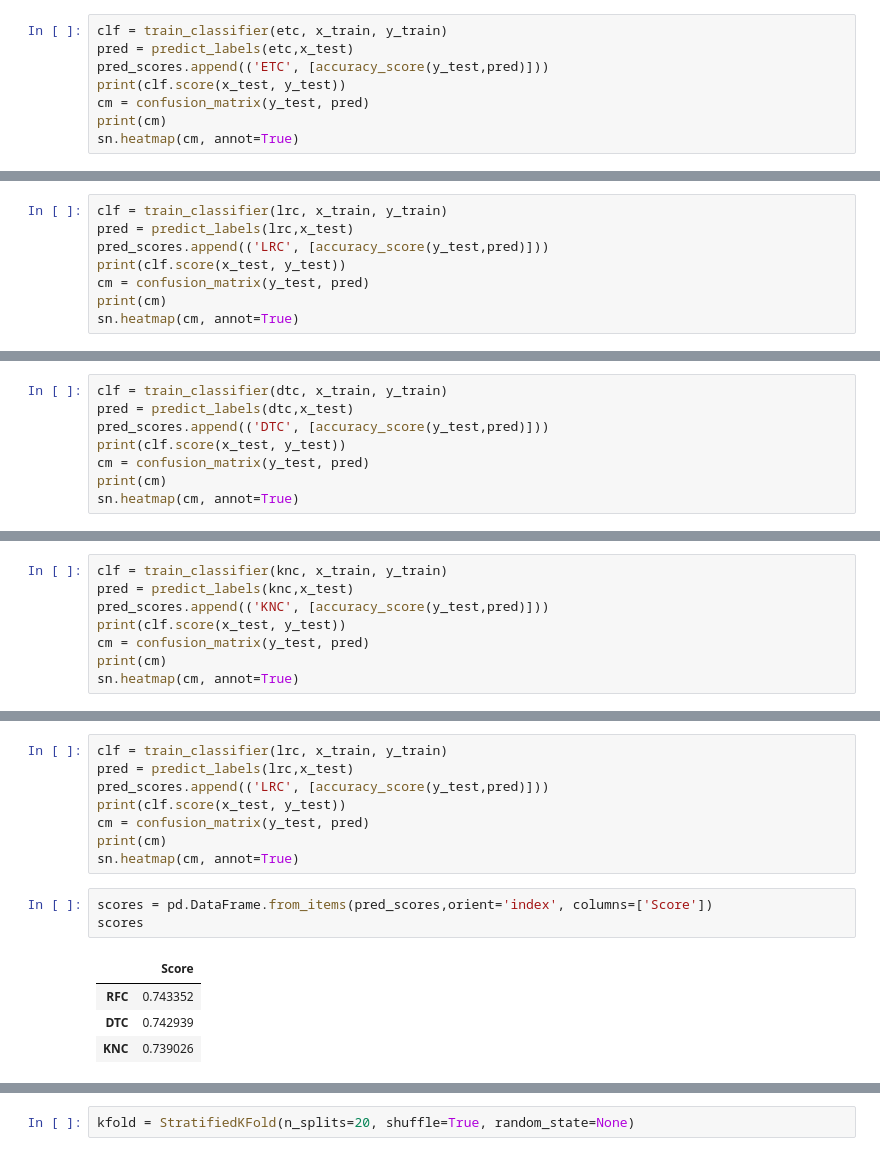
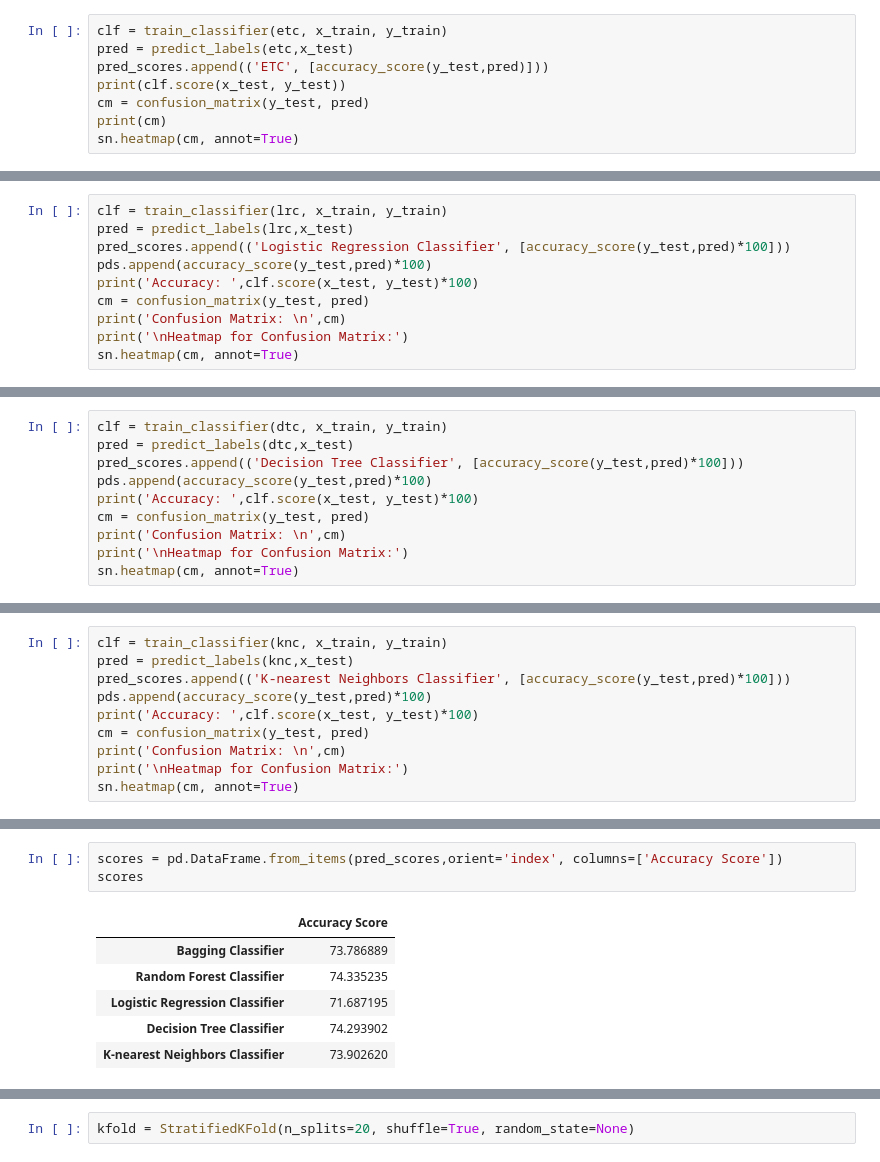
Before and after one commit to senapati-deepak/Illness_predictor, a Jupyter notebook: ML/model.ipynb, the cells around one changed output, grey strips where cells are left out. Cells and saved outputs as stored; diff of their text form.

```diff
--- a/ML/model.ipynb
+++ b/ML/model.ipynb
@@ -176,8 +219,10 @@ print("---------------------------------------\n\n")
 # %%
 clf = train_classifier(lrc, x_train, y_train)
 pred = predict_labels(lrc,x_test)
-pred_scores.append(('LRC', [accuracy_score(y_test,pred)]))
-print(clf.score(x_test, y_test))
+pred_scores.append(('Logistic Regression Classifier', [accuracy_score(y_test,pred)*100]))
+pds.append(accuracy_score(y_test,pred)*100)
+print('Accuracy: ',clf.score(x_test, y_test)*100)
 cm = confusion_matrix(y_test, pred)
-print(cm)
+print('Confusion Matrix: \n',cm)
+print('\nHeatmap for Confusion Matrix:')
 sn.heatmap(cm, annot=True)
@@ -184,9 +241,11 @@ sn.heatmap(cm, annot=True)
 # %%
 clf = train_classifier(dtc, x_train, y_train)
 pred = predict_labels(dtc,x_test)
-pred_scores.append(('DTC', [accuracy_score(y_test,pred)]))
-print(clf.score(x_test, y_test))
+pred_scores.append(('Decision Tree Classifier', [accuracy_score(y_test,pred)*100]))
+pds.append(accuracy_score(y_test,pred)*100)
+print('Accuracy: ',clf.score(x_test, y_test)*100)
 cm = confusion_matrix(y_test, pred)
-print(cm)
+print('Confusion Matrix: \n',cm)
+print('\nHeatmap for Confusion Matrix:')
 sn.heatmap(cm, annot=True)
 # %% [output]
@@ -201,9 +263,11 @@ sn.heatmap(cm, annot=True)
 # %%
 clf = train_classifier(knc, x_train, y_train)
 pred = predict_labels(knc,x_test)
-pred_scores.append(('KNC', [accuracy_score(y_test,pred)]))
-print(clf.score(x_test, y_test))
+pred_scores.append(('K-nearest Neighbors Classifier', [accuracy_score(y_test,pred)*100]))
+pds.append(accuracy_score(y_test,pred)*100)
+print('Accuracy: ',clf.score(x_test, y_test)*100)
 cm = confusion_matrix(y_test, pred)
-print(cm)
+print('Confusion Matrix: \n',cm)
+print('\nHeatmap for Confusion Matrix:')
 sn.heatmap(cm, annot=True)
 # %% [output]
@@ -216,18 +283,12 @@ sn.heatmap(cm, annot=True)
 <matplotlib.axes._subplots.AxesSubplot at 0x...>
 [figure]
-# %%
-clf = train_classifier(lrc, x_train, y_train)
-pred = predict_labels(lrc,x_test)
-pred_scores.append(('LRC', [accuracy_score(y_test,pred)]))
-print(clf.score(x_test, y_test))
-cm = confusion_matrix(y_test, pred)
-print(cm)
-sn.heatmap(cm, annot=True)
 # %%
-scores = pd.DataFrame.from_items(pred_scores,orient='index', columns=['Score'])
+scores = pd.DataFrame.from_items(pred_scores,orient='index', columns=['Accuracy Score'])
 scores
 # %% [output]
-|  | Score |
-| RFC | 0.743352 |
-| DTC | 0.742939 |
-| KNC | 0.739026 |
+|  | Accuracy Score |
+| Bagging Classifier | 73.786889 |
+| Random Forest Classifier | 74.335235 |
+| Logistic Regression Classifier | 71.687195 |
+| Decision Tree Classifier | 74.293902 |
+| K-nearest Neighbors Classifier | 73.902620 |
```
Also changed, not shown: parts of 36 cells of this notebook, 1 other file.
